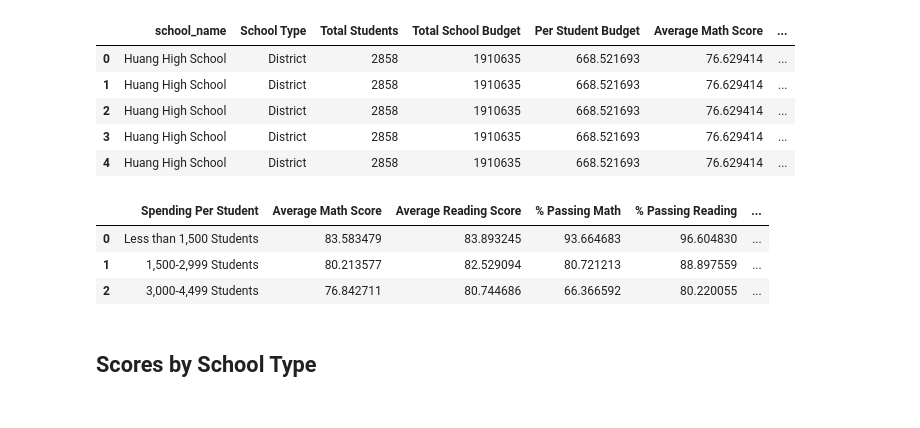
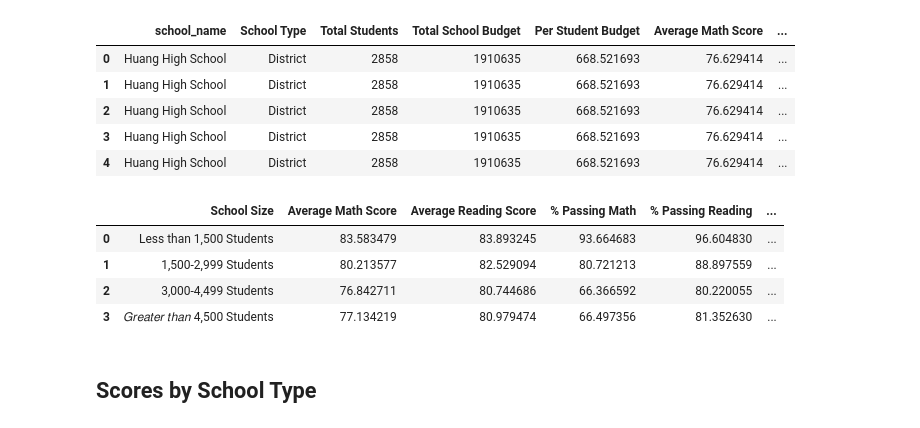
Before and after one commit to hamiltojogo/pandas-challenge, a Jupyter notebook: PyCitySchools_starter.ipynb, the cells around one changed output. Cells and saved outputs as stored; diff of their text form; code cells hidden in the pictures.

```diff
--- a/PyCitySchools_starter.ipynb
+++ b/PyCitySchools_starter.ipynb
@@ -1177,19 +1177,20 @@ PercentOverallPassingMoreThan4500 = ((TotalOverallPassingMoreThan4500/TotalStude
 # %%
 #Scores by Scool Size Summary Table
 
-Scores_by_Spending = pd.DataFrame({'Spending Per Student':['Less than  1,500 Students','1,500-2,999 Students', '3,000-4,499 Students', '𝐺𝑟𝑒𝑎𝑡𝑒𝑟 𝑡ℎ𝑎𝑛 4,500 Students'],
+Scores_by_School_Size = pd.DataFrame({'School Size':['Less than  1,500 Students','1,500-2,999 Students', '3,000-4,499 Students', '𝐺𝑟𝑒𝑎𝑡𝑒𝑟 𝑡ℎ𝑎𝑛 4,500 Students'],
     'Average Math Score': [AverageMathLessThan1500, AverageMathLessThan3000, AverageMathLessThan4500, AverageMathMoreThan4500],
     'Average Reading Score': [AverageReadingLessThan1500, AverageReadingLessThan3000,AverageReadingLessThan4500, AverageReadingMoreThan4500],
-    '% Passing Math': [PercentMathPassingLessThan1500, PercentMathPassingLessThan3000, PercentMathPassingLessThan4500, ],
-    '% Passing Reading': [PercentReadingPassingLessThan1500, PercentReadingPassingLessThan3000, PercentReadingPassingLessThan4500],
-    'Overall Passing Rate': [PercentOverallPassingLessThan1500, PercentOverallPassingLessThan3000, PercentOverallPassingLessThan4500]})
+    '% Passing Math': [PercentMathPassingLessThan1500, PercentMathPassingLessThan3000, PercentMathPassingLessThan4500, PercentMathPassingMoreThan4500],
+    '% Passing Reading': [PercentReadingPassingLessThan1500, PercentReadingPassingLessThan3000, PercentReadingPassingLessThan4500, PercentReadingPassingMoreThan4500],
+    'Overall Passing Rate': [PercentOverallPassingLessThan1500, PercentOverallPassingLessThan3000, PercentOverallPassingLessThan4500, PercentOverallPassingMoreThan4500]})
 
-Scores_by_Spending
+Scores_by_School_Size
 # %% [output]
-|  | Spending Per Student | Average Math Score | Average Reading Score | % Passing Math | % Passing Reading | ... |
+|  | School Size | Average Math Score | Average Reading Score | % Passing Math | % Passing Reading | ... |
 | 0 | Less than 1,500 Students | 83.583479 | 83.893245 | 93.664683 | 96.604830 | ... |
 | 1 | 1,500-2,999 Students | 80.213577 | 82.529094 | 80.721213 | 88.897559 | ... |
 | 2 | 3,000-4,499 Students | 76.842711 | 80.744686 | 66.366592 | 80.220055 | ... |
+| 3 | 𝐺𝑟𝑒𝑎𝑡𝑒𝑟 𝑡ℎ𝑎𝑛 4,500 Students | 77.134219 | 80.979474 | 66.497356 | 81.352630 | ... |
 # %% [markdown]
 ## Scores by School Type
 # %% [markdown]
```
Also changed, not shown: parts of 4 cells of this notebook.
